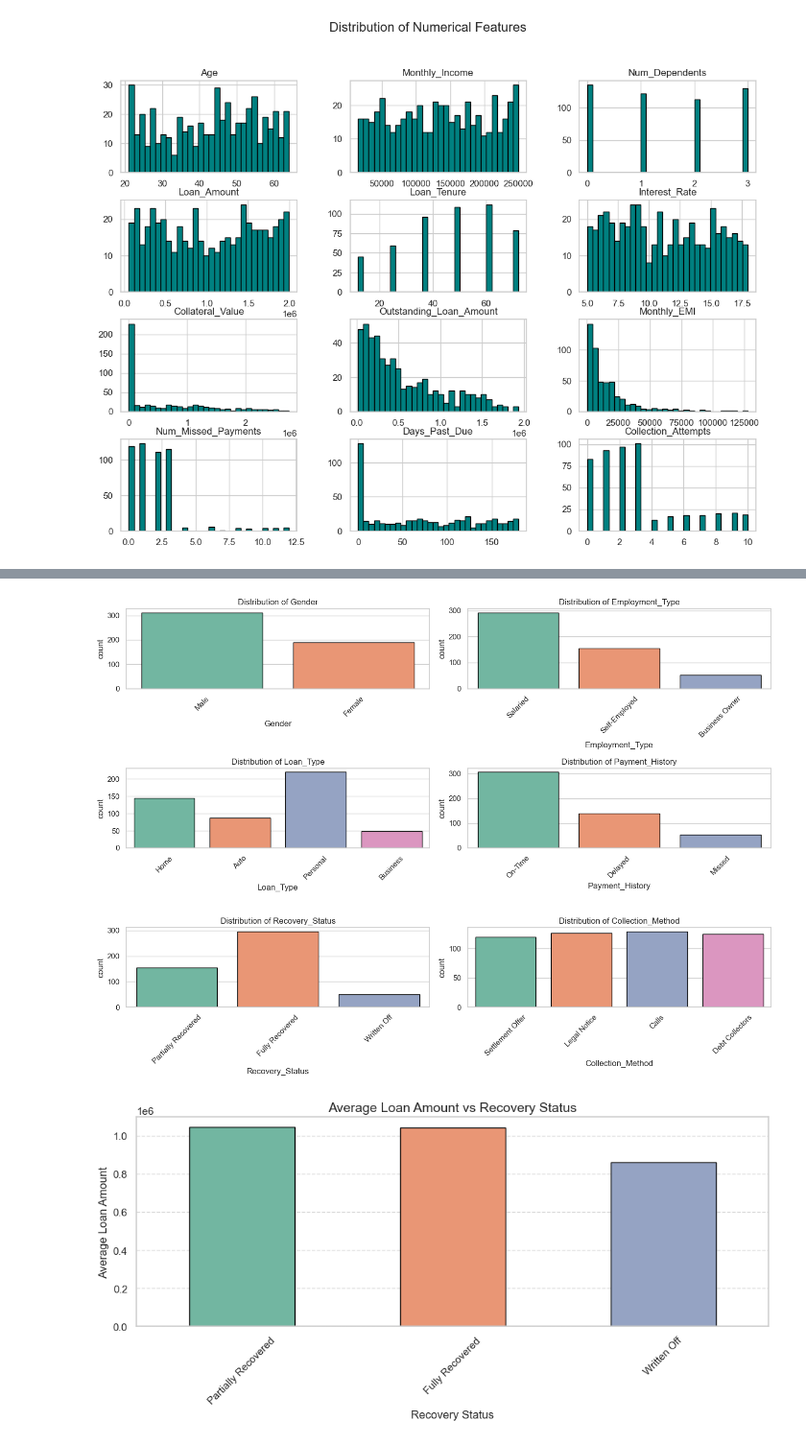
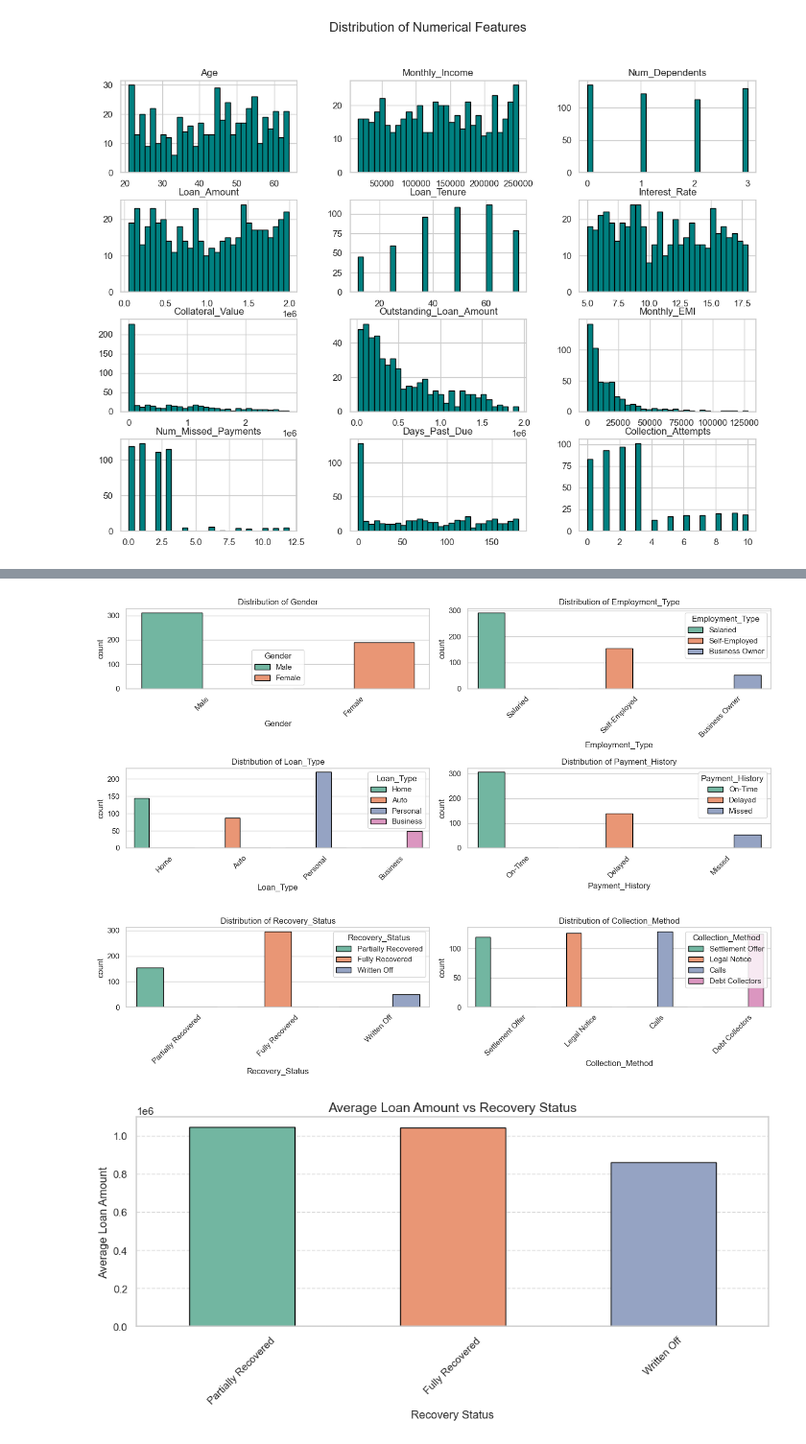
Before and after one commit to Cynthiachelangat/LoanRecovery, a Jupyter notebook: backend/loan2.ipynb, the cells around one changed output, grey strips where cells are left out. Shown: that part at 96% size. Saved outputs shown, nothing was run; the diff lists cells and outputs as text; code cells hidden in the pictures.

```diff
--- a/backend/loan2.ipynb
+++ b/backend/loan2.ipynb
@@ -239,19 +237,19 @@ plt.show()
 # %%
 # Categorical features
 categorical_columns = ['Gender', 'Employment_Type', 'Loan_Type', 'Payment_History', 'Recovery_Status', 'Collection_Method']
 
 plt.figure(figsize=(14, 10))
 
 for i, col in enumerate(categorical_columns, 1):
     plt.subplot(3, 2, i)
-    sns.countplot(x=col, data=data, hue=col, palette="Set2", edgecolor="black", legend=False)
+    sns.countplot(x=col, data=data, hue=col, palette="Set2", edgecolor="black")
     plt.title(f"Distribution of {col}")
     plt.xticks(rotation=45)
 
 plt.tight_layout()
 plt.show()
 # %% [output]
-[figure, old version]
+[figure, new version]
 # %%
 plt.figure(figsize=(12, 4))
 
```
Also changed, not shown: parts of 6 cells of this notebook, 2 other files.
